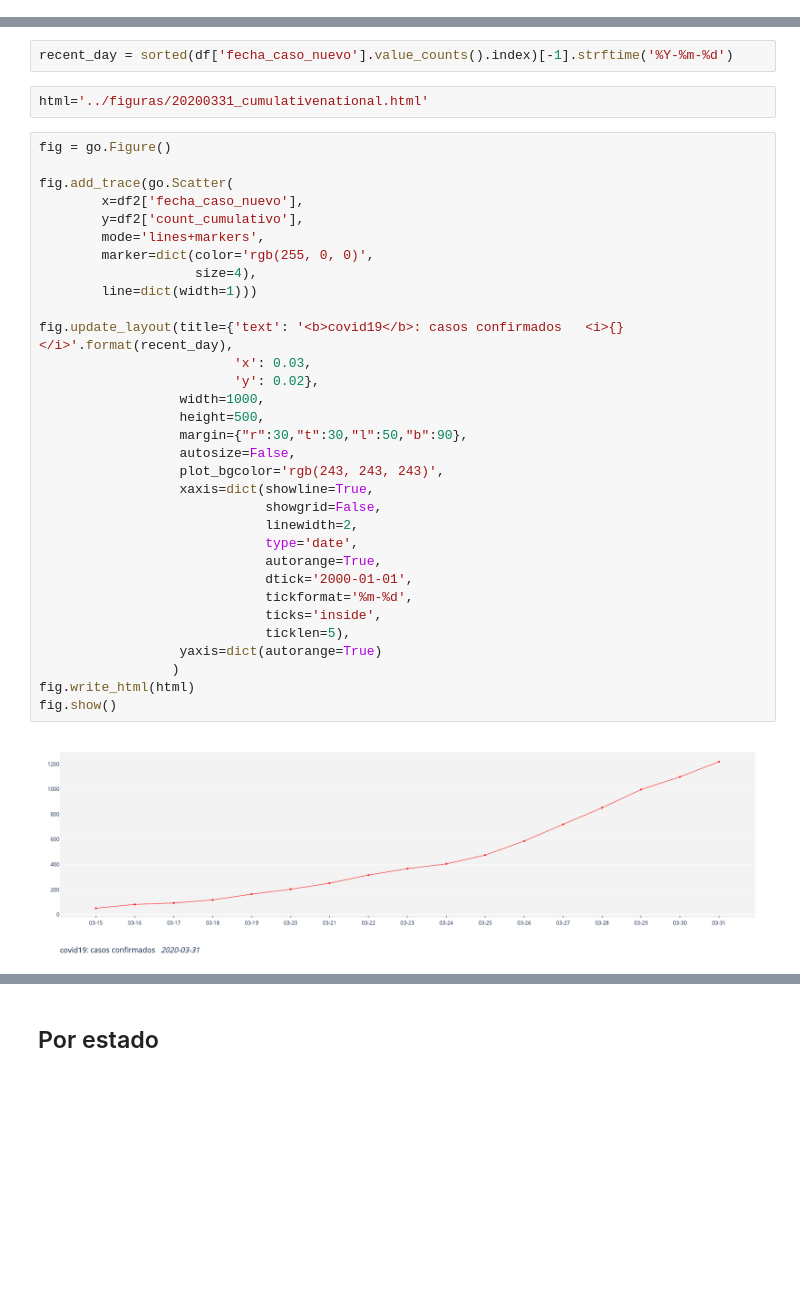
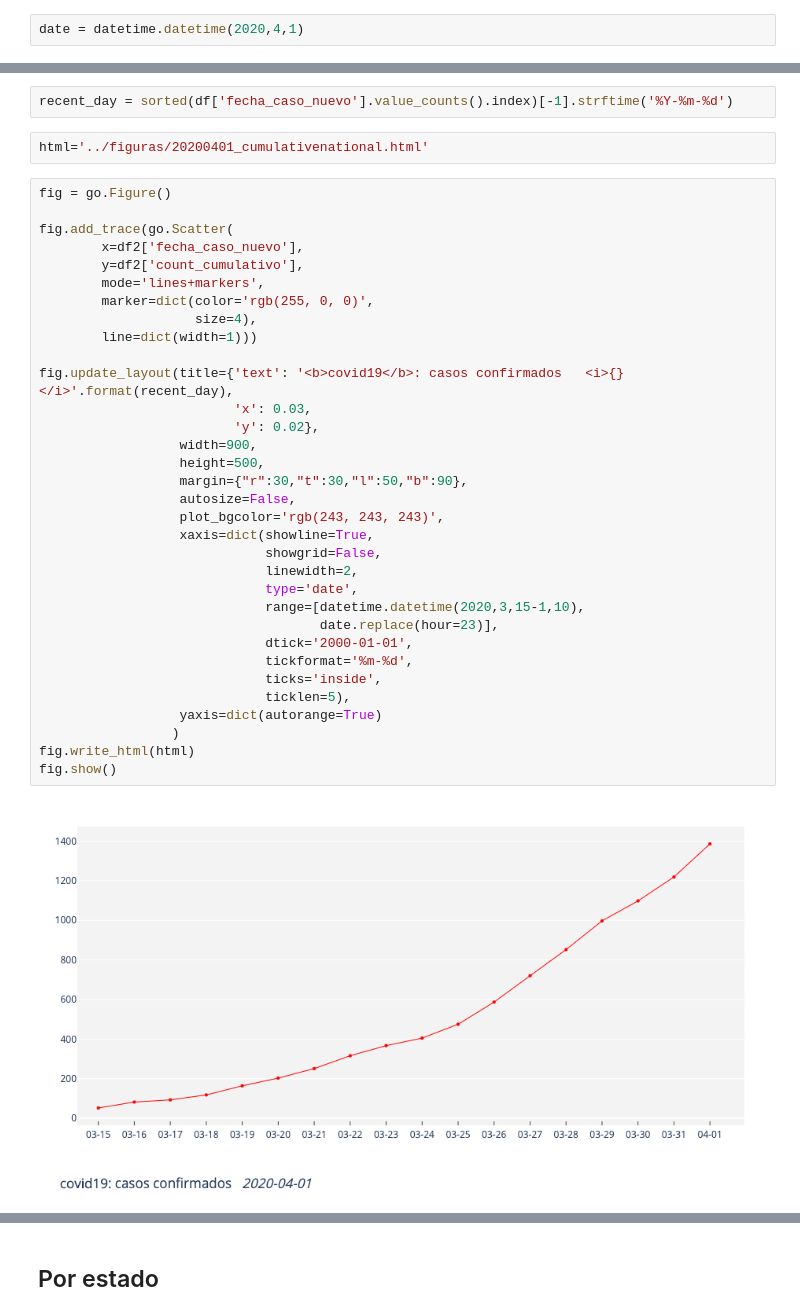
Before and after one commit to nataquinones/covid19_mexico, a Jupyter notebook: ipynb_notebooks/casos.ipynb, the cells around one changed output, grey strips where cells are left out. Drawn from its saved outputs; the diff is of its cells as text; blank space fills up the shorter version.

Commit message:
Tables and figures updte for 2020.04.01

```diff
--- a/ipynb_notebooks/casos.ipynb
+++ b/ipynb_notebooks/casos.ipynb
@@ -4,6 +4,8 @@ import pandas as pd
 import numpy as np
 import datetime as datetime
 import chart_studio.plotly as py
+# %%
+date = datetime.datetime(2020,4,1)
 # %%
 table_file = '../datos/tablas_procesadas/tabla_completa.tsv'
 df = pd.read_csv(table_file,
@@ -57,39 +40,40 @@ df2
 # %%
 recent_day = sorted(df['fecha_caso_nuevo'].value_counts().index)[-1].strftime('%Y-%m-%d')
 # %%
-html='../figuras/20200331_cumulativenational.html'
+html='../figuras/20200401_cumulativenational.html'
 # %%
 fig = go.Figure()
 
 fig.add_trace(go.Scatter(
         x=df2['fecha_caso_nuevo'],
         y=df2['count_cumulativo'],
         mode='lines+markers',
         marker=dict(color='rgb(255, 0, 0)',
                     size=4),
         line=dict(width=1)))
 
 fig.update_layout(title={'text': '<b>covid19</b>: casos confirmados   <i>{}</i>'.format(recent_day),
                          'x': 0.03,
                          'y': 0.02},
-                  width=1000,
+                  width=900,
                   height=500,
                   margin={"r":30,"t":30,"l":50,"b":90},
                   autosize=False,
                   plot_bgcolor='rgb(243, 243, 243)',
                   xaxis=dict(showline=True,
                              showgrid=False,
                              linewidth=2,
                              type='date',
-                             autorange=True,
+                             range=[datetime.datetime(2020,3,15-1,10),
+                                    date.replace(hour=23)],
                              dtick='2000-01-01',
                              tickformat='%m-%d',
                              ticks='inside',
                              ticklen=5),
                   yaxis=dict(autorange=True)
                  )
 fig.write_html(html)
 fig.show()
 # %% [output]
-[figure, old version]
+[figure, new version]
 # %%
```
Also changed, not shown: parts of 16 cells of this notebook, 7 other files.
